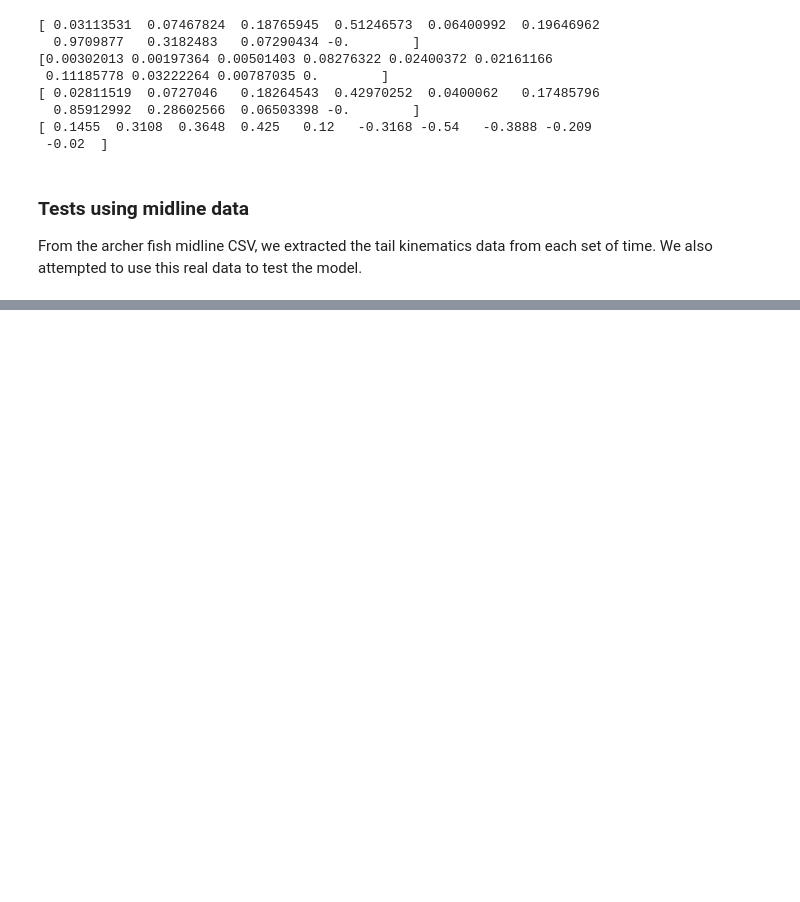
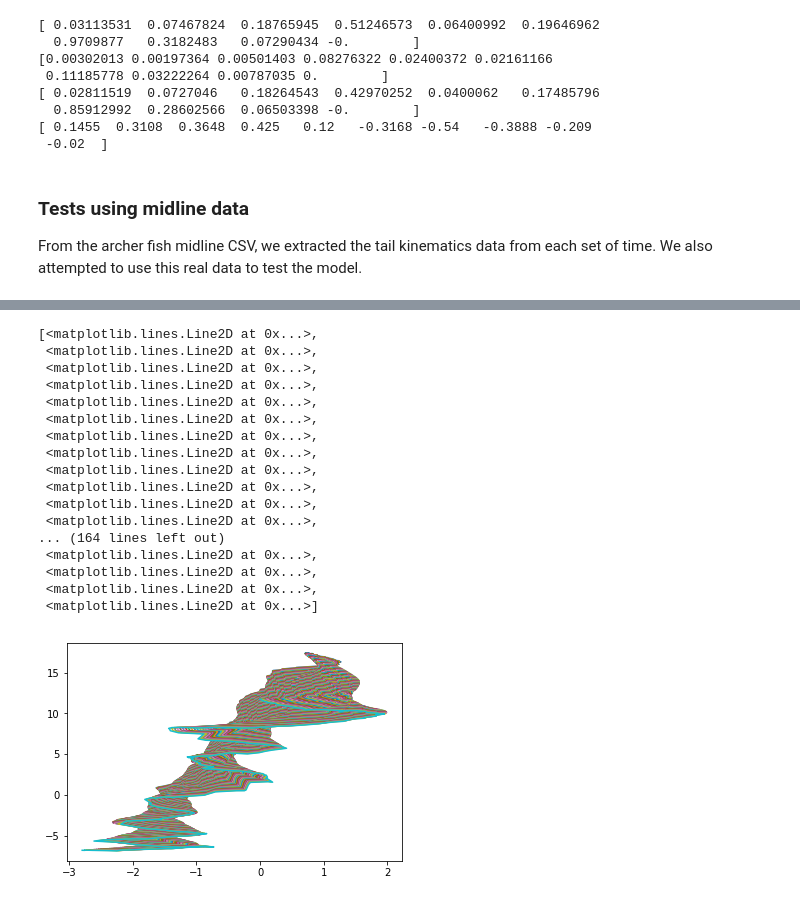
Before and after one commit to Flow-Imaging-Lab-at-Mudd/FILM-fish-model, a Jupyter notebook: lighthill-model.ipynb, the cells around one changed output, grey strips where cells are left out. Saved outputs shown, nothing was run; the diff lists cells and outputs as text; code cells hidden in the pictures; blank space fills up the shorter version.

```diff
--- a/lighthill-model.ipynb
+++ b/lighthill-model.ipynb
@@ -626,15 +689,15 @@ midlinetime = np.concatenate((np.array([0]),np.cumsum(np.full(len(compressedmidl
 # cross-section, guesstimate
 archers = np.full(len(compressedmidline),0.08)
 # %%
-archerfish = Lighthill(midlinetime, transposedmidline[0], transposedmidline[1], archers, 997)
-archerfish.inextensibilityCheck(5)
-np.transpose(archerfish.extractBody("Mendelson_midlinedata.csv")[0])
+archerfish = Lighthill("Mendelson_midlinedata.csv", midlinetime, transposedmidline[0],transposedmidline[1],archers, 997, 25)
+#archerfish.inextensibilityCheck(5)
+#np.transpose(archerfish.extractBody("Mendelson_midlinedata.csv")[0])
 
 #archerfish.extractTail()
 #archerfish.underwater()
 #archerfish.test()
 #print(archerfish.aCoordinates()[117])
-archerfish.cubicSplinesinter()
+#archerfish.cubicSplinesinter()
 #archerfish.cubicSplines()
 # below is a figure to try to test model visually and see if we implemented things correctly
 #plt.figure(figsize=(6.5,4))
@@ -658,4 +721,5 @@ archerfish.cubicSplinesinter()
 #     #plt.legend(loc='lower left', ncol=2)
 # plt.show()
 # print(ma.count(archerfish.body[0])//2)
+print(len(archerfish.body))
 # %% [output]
@@ -679,0 +798,21 @@ dxdaArray: [[ 0.10094943 -0.04652973 -0.12736551 ... -0.83569949 -0.87593266
+# %%
+plt.plot(archerfish.xt, archerfish.zt)
+# %% [output]
+[<matplotlib.lines.Line2D at 0x...>,
+ <matplotlib.lines.Line2D at 0x...>,
+ <matplotlib.lines.Line2D at 0x...>,
+ <matplotlib.lines.Line2D at 0x...>,
+ <matplotlib.lines.Line2D at 0x...>,
+ <matplotlib.lines.Line2D at 0x...>,
+ <matplotlib.lines.Line2D at 0x...>,
+ <matplotlib.lines.Line2D at 0x...>,
+ <matplotlib.lines.Line2D at 0x...>,
+ <matplotlib.lines.Line2D at 0x...>,
+ <matplotlib.lines.Line2D at 0x...>,
+ <matplotlib.lines.Line2D at 0x...>,
+... (164 lines left out)
+ <matplotlib.lines.Line2D at 0x...>,
+ <matplotlib.lines.Line2D at 0x...>,
+ <matplotlib.lines.Line2D at 0x...>,
+ <matplotlib.lines.Line2D at 0x...>]
+[figure, added]
```
Also changed, not shown: parts of 10 cells of this notebook.
